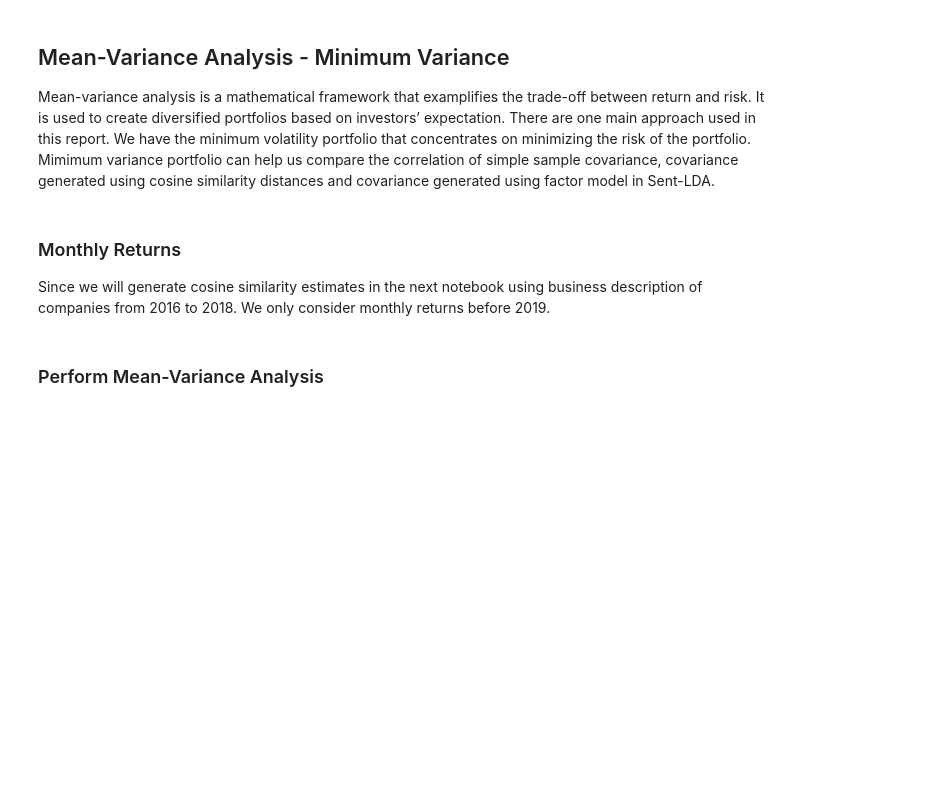
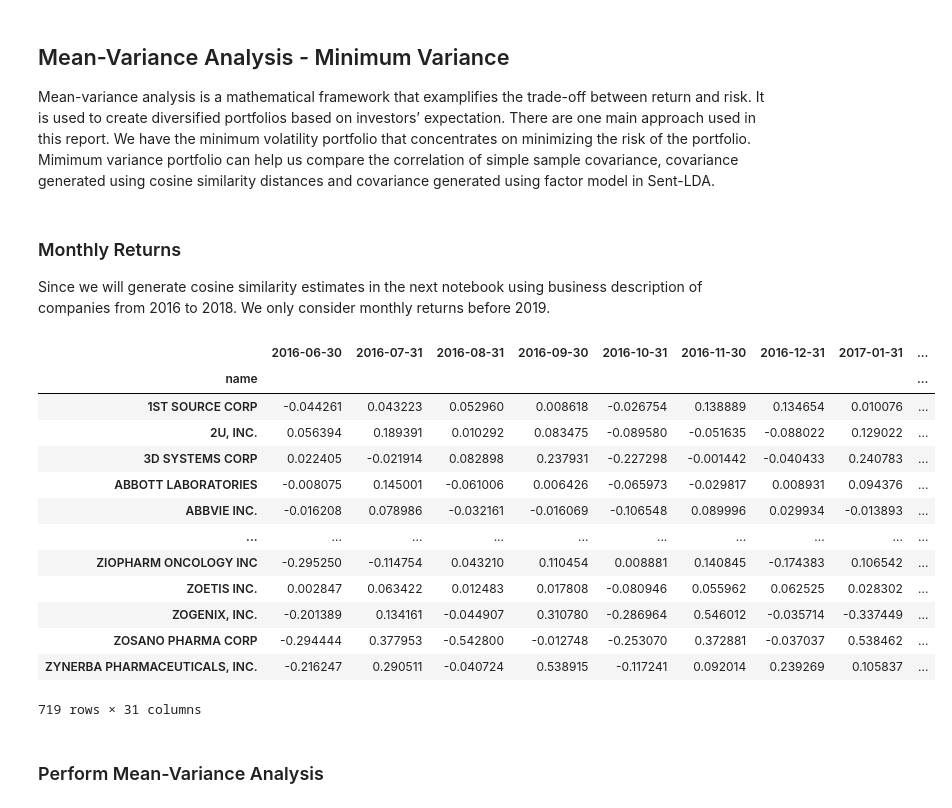
Before and after one commit to richardye101/ubineer_nlp_research, a Jupyter notebook: content/peitong/3_Minimum_Variance_Analysis.ipynb, the cells around one changed output. Saved outputs shown, nothing was run; the diff lists cells and outputs as text; code cells hidden in the pictures; blank space fills up the shorter version.

```diff
--- a/content/peitong/3_Minimum_Variance_Analysis.ipynb
+++ b/content/peitong/3_Minimum_Variance_Analysis.ipynb
@@ -55,6 +57,23 @@ r_selected.set_index("name", inplace = True)
 mu = r_selected.mean(axis = 1)
 # compute the covariance matrix
 cov = r_selected.T.cov()
+# %%
+r_selected
+# %% [output]
+|  | 2016-06-30 | 2016-07-31 | 2016-08-31 | 2016-09-30 | 2016-10-31 | 2016-11-30 | 2016-12-31 | 2017-01-31 | ... |
+| name |  |  |  |  |  |  |  |  | ... |
+| 1ST SOURCE CORP | -0.044261 | 0.043223 | 0.052960 | 0.008618 | -0.026754 | 0.138889 | 0.134654 | 0.010076 | ... |
+| 2U, INC. | 0.056394 | 0.189391 | 0.010292 | 0.083475 | -0.089580 | -0.051635 | -0.088022 | 0.129022 | ... |
+| 3D SYSTEMS CORP | 0.022405 | -0.021914 | 0.082898 | 0.237931 | -0.227298 | -0.001442 | -0.040433 | 0.240783 | ... |
+| ABBOTT LABORATORIES | -0.008075 | 0.145001 | -0.061006 | 0.006426 | -0.065973 | -0.029817 | 0.008931 | 0.094376 | ... |
+| ABBVIE INC. | -0.016208 | 0.078986 | -0.032161 | -0.016069 | -0.106548 | 0.089996 | 0.029934 | -0.013893 | ... |
+| ... | ... | ... | ... | ... | ... | ... | ... | ... | ... |
+| ZIOPHARM ONCOLOGY INC | -0.295250 | -0.114754 | 0.043210 | 0.110454 | 0.008881 | 0.140845 | -0.174383 | 0.106542 | ... |
+| ZOETIS INC. | 0.002847 | 0.063422 | 0.012483 | 0.017808 | -0.080946 | 0.055962 | 0.062525 | 0.028302 | ... |
+| ZOGENIX, INC. | -0.201389 | 0.134161 | -0.044907 | 0.310780 | -0.286964 | 0.546012 | -0.035714 | -0.337449 | ... |
+| ZOSANO PHARMA CORP | -0.294444 | 0.377953 | -0.542800 | -0.012748 | -0.253070 | 0.372881 | -0.037037 | 0.538462 | ... |
+| ZYNERBA PHARMACEUTICALS, INC. | -0.216247 | 0.290511 | -0.040724 | 0.538915 | -0.117241 | 0.092014 | 0.239269 | 0.105837 | ... |
+719 rows × 31 columns
 # %%
 ## Cosine Similarity
 # %%
```
Also changed, not shown: parts of 5 cells of this notebook, 4 other files.
